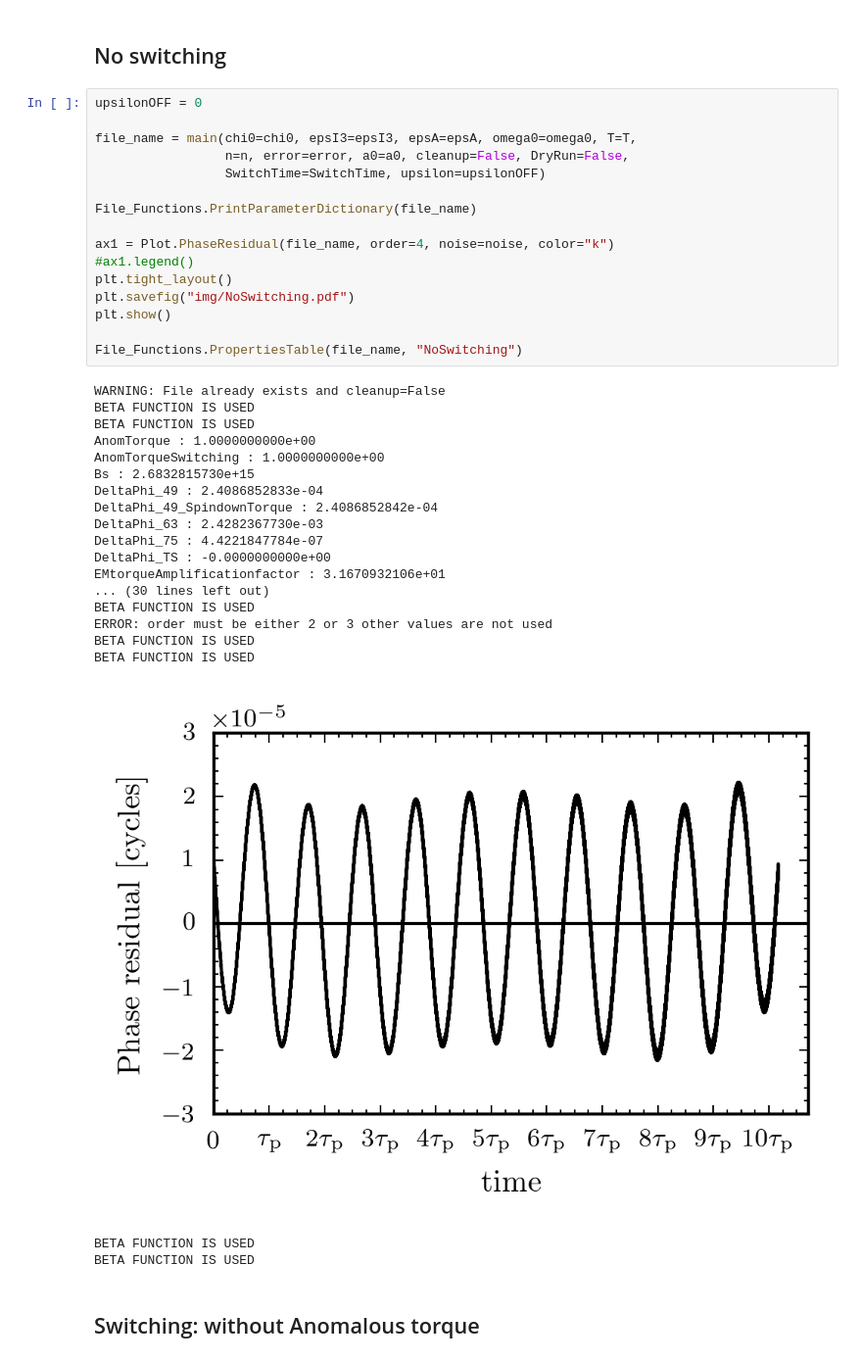
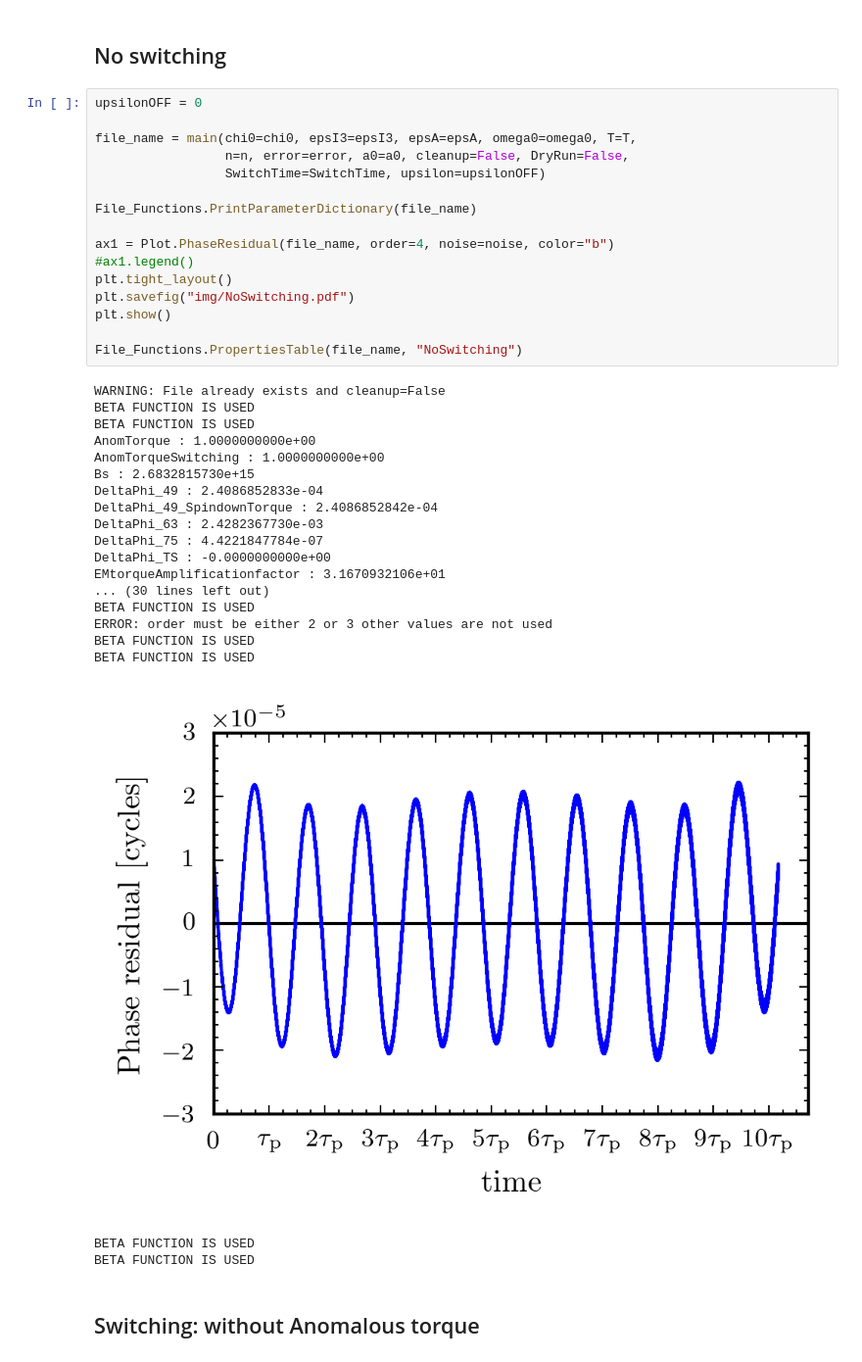
Before and after one commit to GregoryAshton/thesis, a Jupyter notebook: inertial_frame/ManualSwitching.ipynb, the cells around one changed output. Shown: that part at 98% size. Drawn from its saved outputs; the diff is of its cells as text.

```diff
--- a/inertial_frame/ManualSwitching.ipynb
+++ b/inertial_frame/ManualSwitching.ipynb
@@ -57,35 +57,35 @@ upsilonOFF = 0
 file_name = main(chi0=chi0, epsI3=epsI3, epsA=epsA, omega0=omega0, T=T,
                  n=n, error=error, a0=a0, cleanup=False, DryRun=False,
                  SwitchTime=SwitchTime, upsilon=upsilonOFF)
 
 File_Functions.PrintParameterDictionary(file_name)
 
-ax1 = Plot.PhaseResidual(file_name, order=4, noise=noise, color="k")
+ax1 = Plot.PhaseResidual(file_name, order=4, noise=noise, color="b")
 #ax1.legend()
 plt.tight_layout()
 plt.savefig("img/NoSwitching.pdf")
 plt.show()
 
 File_Functions.PropertiesTable(file_name, "NoSwitching")
 # %% [output]
 WARNING: File already exists and cleanup=False
 BETA FUNCTION IS USED
 BETA FUNCTION IS USED
 AnomTorque : 1.0000000000e+00
 AnomTorqueSwitching : 1.0000000000e+00
 Bs : 2.6832815730e+15
 DeltaPhi_49 : 2.4086852833e-04
 DeltaPhi_49_SpindownTorque : 2.4086852842e-04
 DeltaPhi_63 : 2.4282367730e-03
 DeltaPhi_75 : 4.4221847784e-07
 DeltaPhi_TS : -0.0000000000e+00
 EMtorqueAmplificationfactor : 3.1670932106e+01
 ... (30 lines left out)
 BETA FUNCTION IS USED
 ERROR: order must be either 2 or 3 other values are not used
 BETA FUNCTION IS USED
 BETA FUNCTION IS USED
-[figure, old version]
+[figure, new version]
 BETA FUNCTION IS USED
 BETA FUNCTION IS USED
 # %% [markdown]
```
Also changed, not shown: parts of 2 cells of this notebook, 16 other files.
